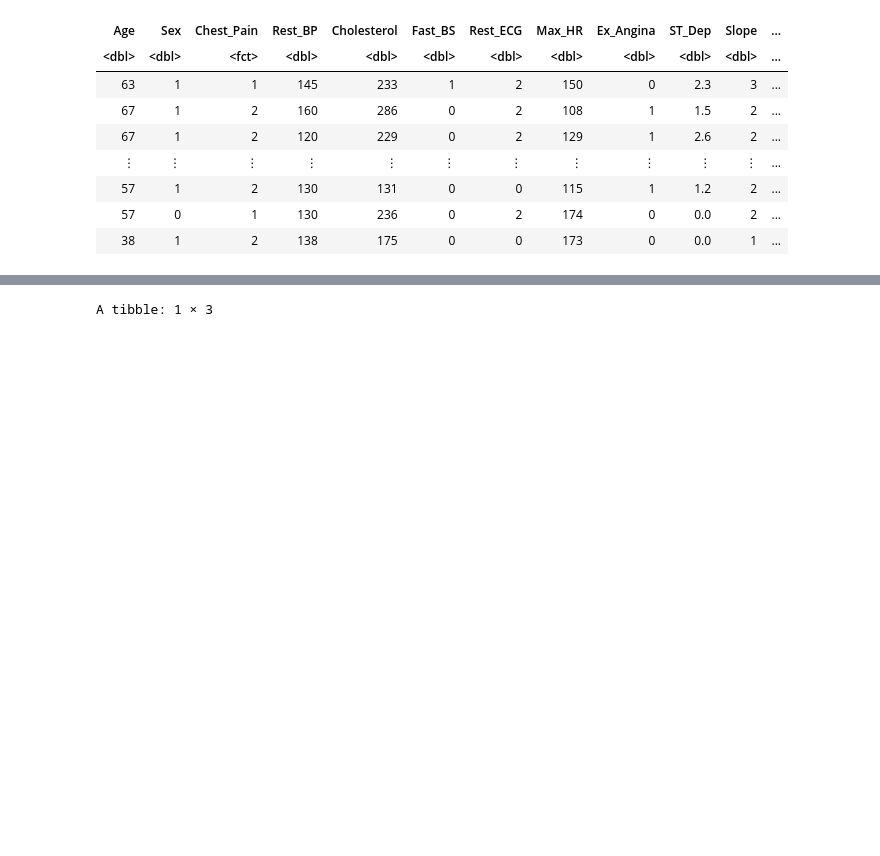
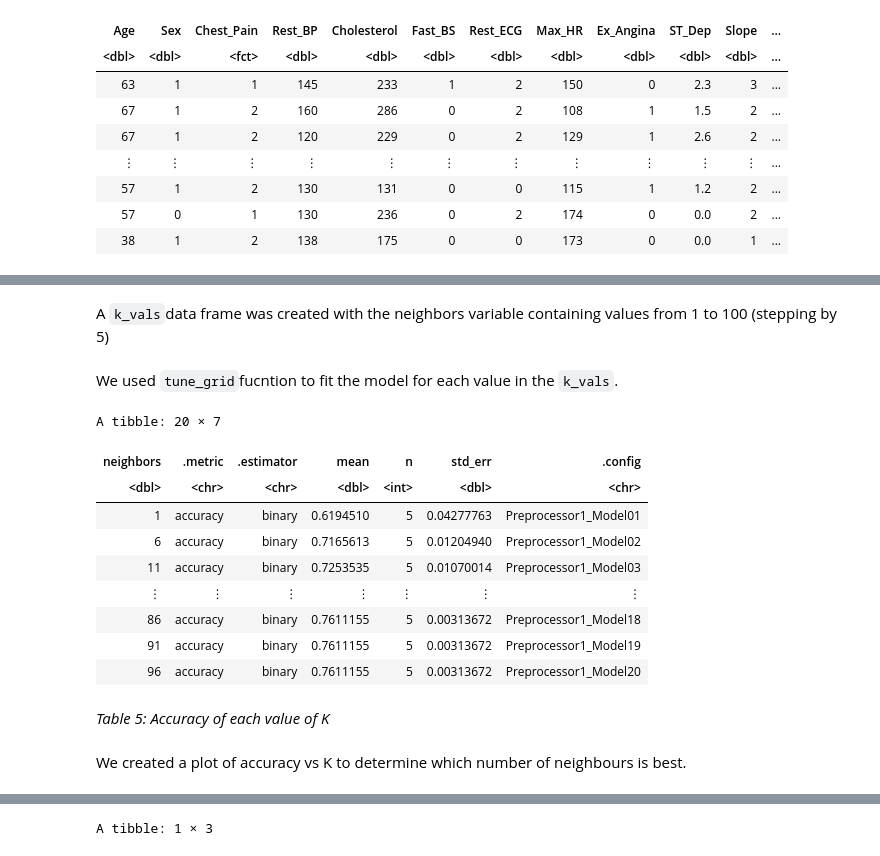
Before and after one commit to jordan28grant/datascience_007, a Jupyter notebook: data/proposal.ipynb, the cells around one changed output, grey strips where cells are left out. Saved outputs shown, nothing was run; the diff lists cells and outputs as text; code cells hidden in the pictures; blank space fills up the shorter version.

Commit message:
Modification of explanation of code and table numbering and legend.

```diff
--- a/data/proposal.ipynb
+++ b/data/proposal.ipynb
@@ -194,0 +224,2 @@ plot_grid(age_choles, age_bp, age_hr, choles_bp, choles_hr, bp_hr, ncol = 3)
+# %% [markdown]
+A `k_vals`data frame was created with the neighbors variable containing values from 1 to 100 (stepping by 5)
@@ -194,0 +229,2 @@ plot_grid(age_choles, age_bp, age_hr, choles_bp, choles_hr, bp_hr, ncol = 3)
+# %% [markdown]
+We used `tune_grid`fucntion to fit the model for each value in the `k_vals`.
@@ -195 +238,20 @@ plot_grid(age_choles, age_bp, age_hr, choles_bp, choles_hr, bp_hr, ncol = 3)
+# %%
+accuracies <- knn_results |>
+  filter(.metric == "accuracy")
+accuracies
+# %% [output]
+A tibble: 20 × 7
+| neighbors | .metric | .estimator | mean | n | std_err | .config |
+| <dbl> | <chr> | <chr> | <dbl> | <int> | <dbl> | <chr> |
+| 1 | accuracy | binary | 0.6194510 | 5 | 0.04277763 | Preprocessor1_Model01 |
+| 6 | accuracy | binary | 0.7165613 | 5 | 0.01204940 | Preprocessor1_Model02 |
+| 11 | accuracy | binary | 0.7253535 | 5 | 0.01070014 | Preprocessor1_Model03 |
+| ⋮ | ⋮ | ⋮ | ⋮ | ⋮ | ⋮ | ⋮ |
+| 86 | accuracy | binary | 0.7611155 | 5 | 0.00313672 | Preprocessor1_Model18 |
+| 91 | accuracy | binary | 0.7611155 | 5 | 0.00313672 | Preprocessor1_Model19 |
+| 96 | accuracy | binary | 0.7611155 | 5 | 0.00313672 | Preprocessor1_Model20 |
+# %% [markdown]
+*Table 5: Accuracy of each value of K*
+# %% [markdown]
+We created a plot of accuracy vs K to determine which number of neighbours is best.
 # %%
```
Also changed, not shown: parts of 31 cells of this notebook.
